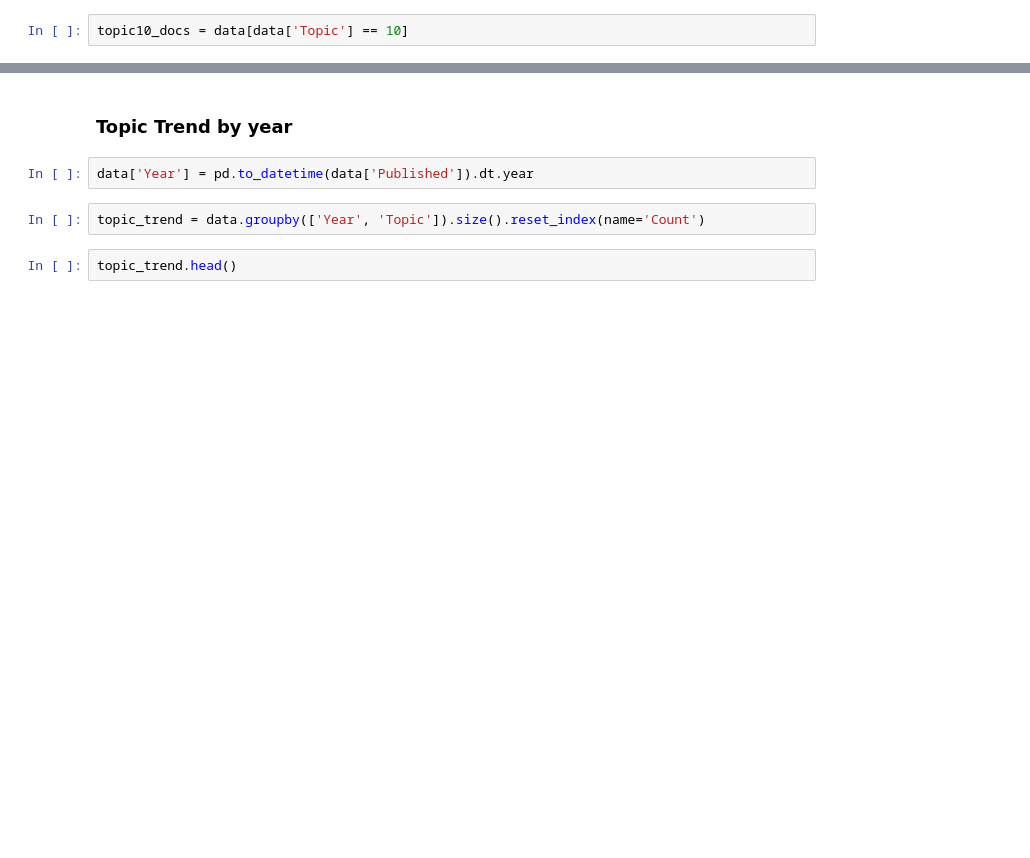
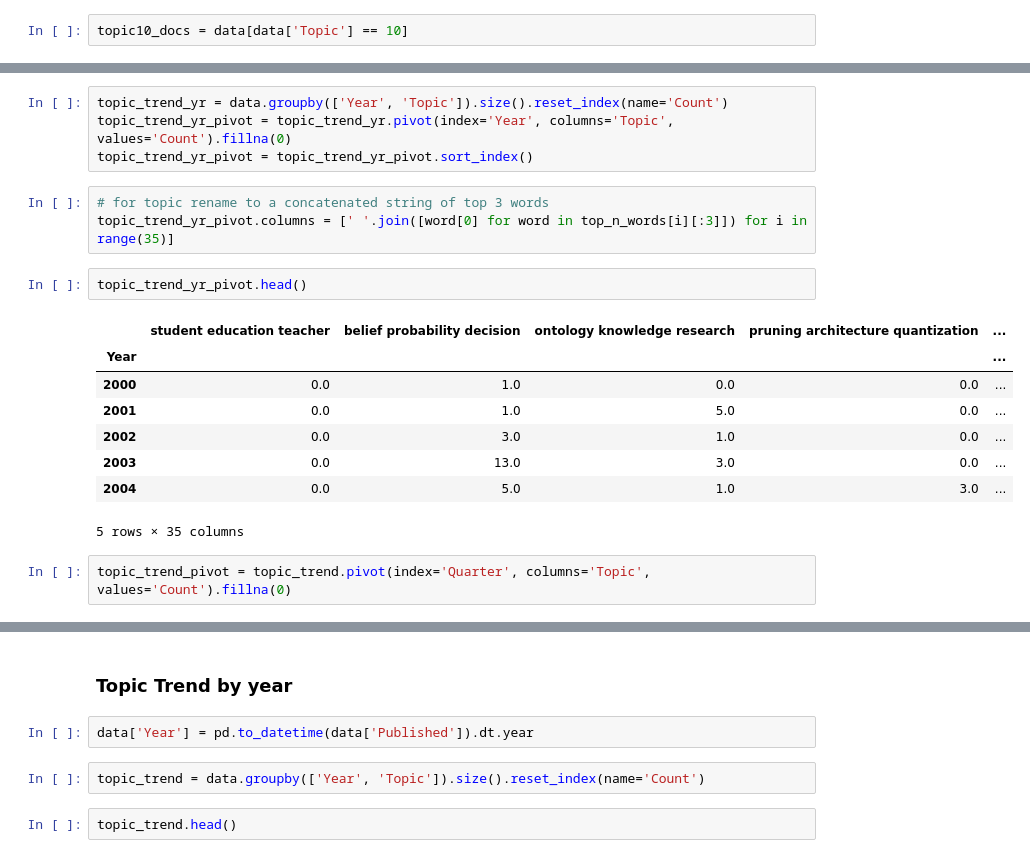
Before and after one commit to MStrzezon/Arxiv-Topic-Trend-Analysis, a Jupyter notebook: src/doc2vec/doc2vec_kmeans.ipynb, the cells around one changed output, grey strips where cells are left out. Cells and saved outputs as stored; diff of their text form; blank space fills up the shorter version.

```diff
--- a/src/doc2vec/doc2vec_kmeans.ipynb
+++ b/src/doc2vec/doc2vec_kmeans.ipynb
@@ -228,0 +248,20 @@ Top 10 words: ['patient', 'clinical', 'medical', 'disease', 'health', 'diagnosis
+# %%
+topic_trend_yr = data.groupby(['Year', 'Topic']).size().reset_index(name='Count')
+topic_trend_yr_pivot = topic_trend_yr.pivot(index='Year', columns='Topic', values='Count').fillna(0)
+topic_trend_yr_pivot = topic_trend_yr_pivot.sort_index()
+# %%
+# for topic rename to a concatenated string of top 3 words
+topic_trend_yr_pivot.columns = [' '.join([word[0] for word in top_n_words[i][:3]]) for i in range(35)]
+# %%
+topic_trend_yr_pivot.head()
+# %% [output]
+|  | student education teacher | belief probability decision | ontology knowledge research | pruning architecture quantization | ... |
+| Year |  |  |  |  | ... |
+| 2000 | 0.0 | 1.0 | 0.0 | 0.0 | ... |
+| 2001 | 0.0 | 1.0 | 5.0 | 0.0 | ... |
+| 2002 | 0.0 | 3.0 | 1.0 | 0.0 | ... |
+| 2003 | 0.0 | 13.0 | 3.0 | 0.0 | ... |
+| 2004 | 0.0 | 5.0 | 1.0 | 3.0 | ... |
+5 rows × 35 columns
+# %%
+topic_trend_pivot = topic_trend.pivot(index='Quarter', columns='Topic', values='Count').fillna(0)
```
Also changed, not shown: parts of 25 cells of this notebook, 1 other file.
